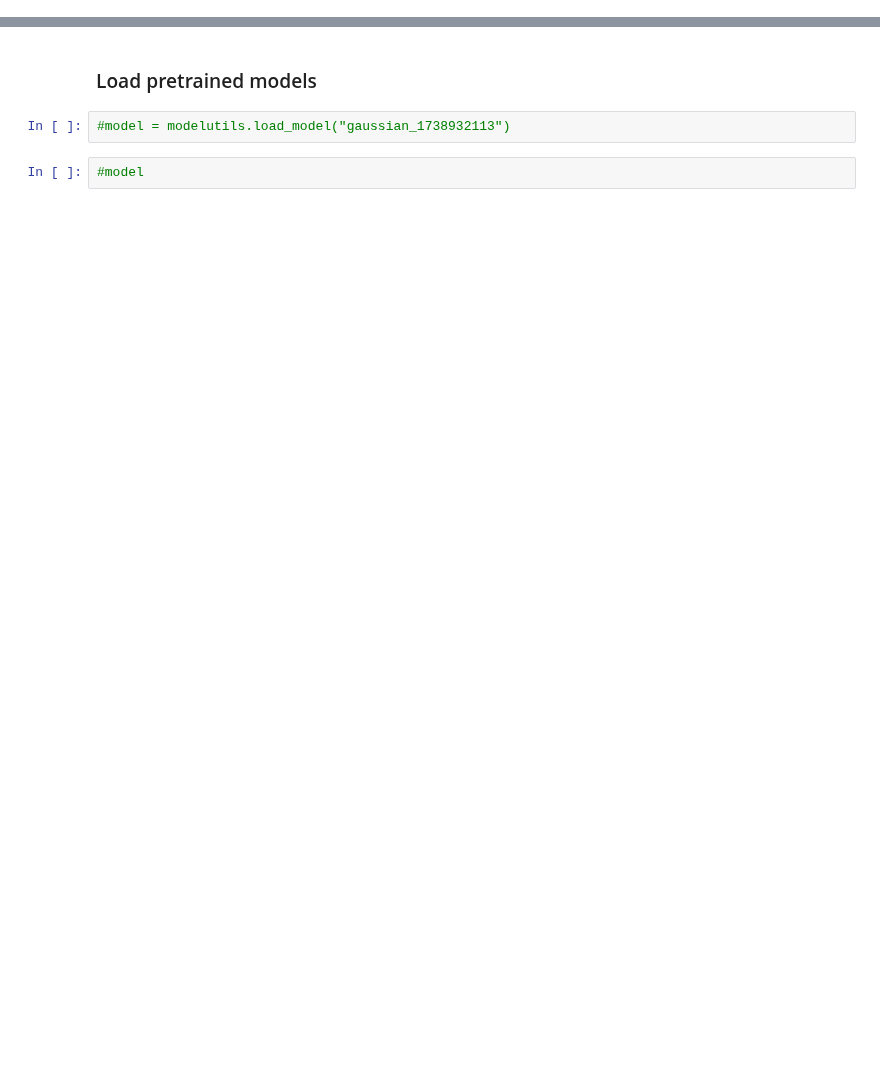
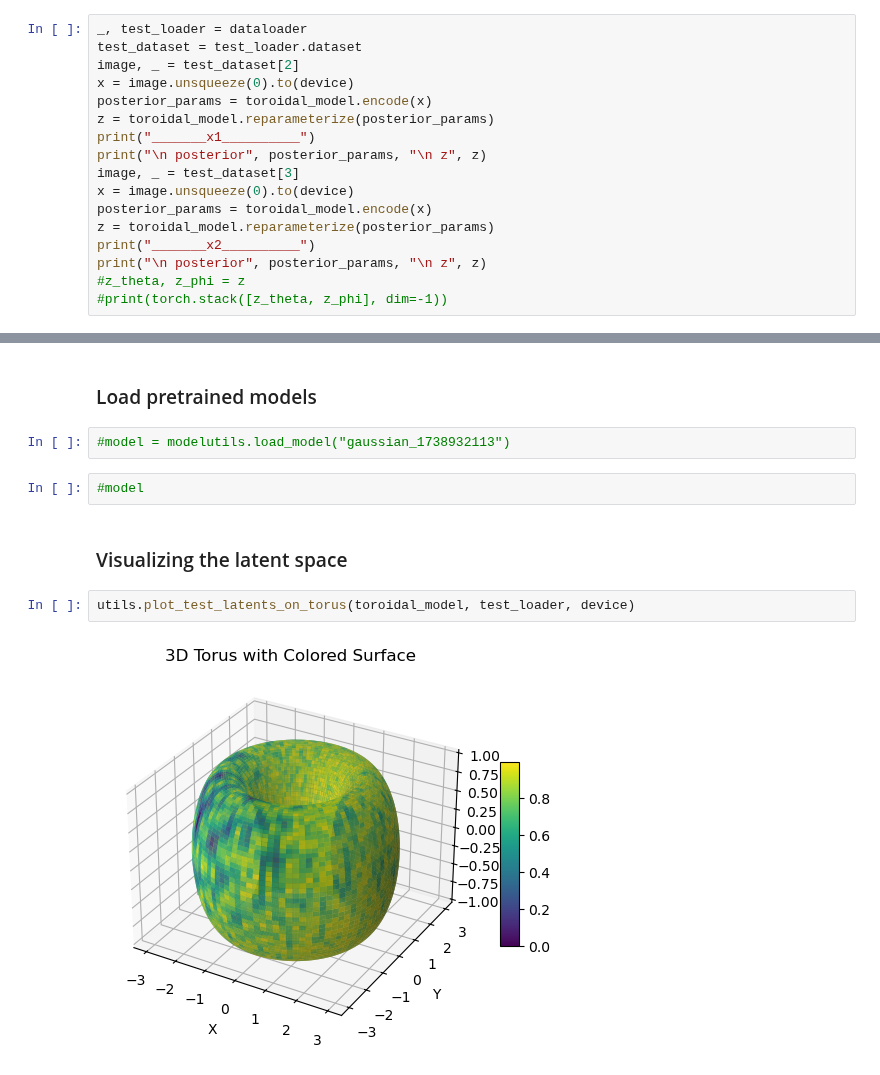
Before and after one commit to graeps/TopoGeoAEs, a Jupyter notebook: mvae_experiments.ipynb, the cells around one changed output, grey strips where cells are left out. Drawn from its saved outputs; the diff is of its cells as text; blank space fills up the shorter version.

```diff
--- a/mvae_experiments.ipynb
+++ b/mvae_experiments.ipynb
@@ -47 +52,18 @@ euclidean_model = models.EuclideanVAE(model_config)
 toroidal_model = models.ToroidalVAE(model_config)
+# %%
+_, test_loader = dataloader
+test_dataset = test_loader.dataset
+image, _ = test_dataset[2]
+x = image.unsqueeze(0).to(device)
+posterior_params = toroidal_model.encode(x)
+z = toroidal_model.reparameterize(posterior_params)
+print("_______x1__________")
+print("\n posterior", posterior_params, "\n z", z)
+image, _ = test_dataset[3]
+x = image.unsqueeze(0).to(device)
+posterior_params = toroidal_model.encode(x)
+z = toroidal_model.reparameterize(posterior_params)
+print("_______x2__________")
+print("\n posterior", posterior_params, "\n z", z)
+#z_theta, z_phi = z
+#print(torch.stack([z_theta, z_phi], dim=-1))
@@ -107,3 +133,9 @@ Model saved as toroidal_1739301106.json
 #model = modelutils.load_model("gaussian_1738932113")
 # %%
 #model
+# %% [markdown]
+### Visualizing the latent space
+# %%
+utils.plot_test_latents_on_torus(toroidal_model, test_loader, device)
+# %% [output]
+[figure, added]
```
Also changed, not shown: parts of 9 cells of this notebook, 7 other files.
